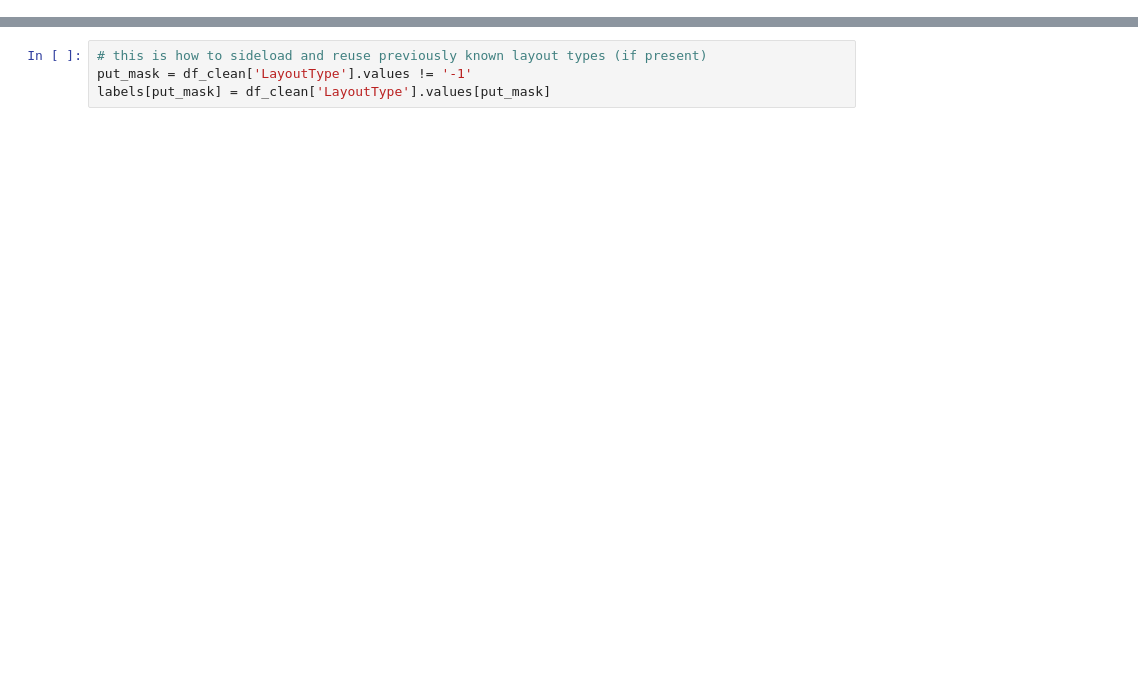
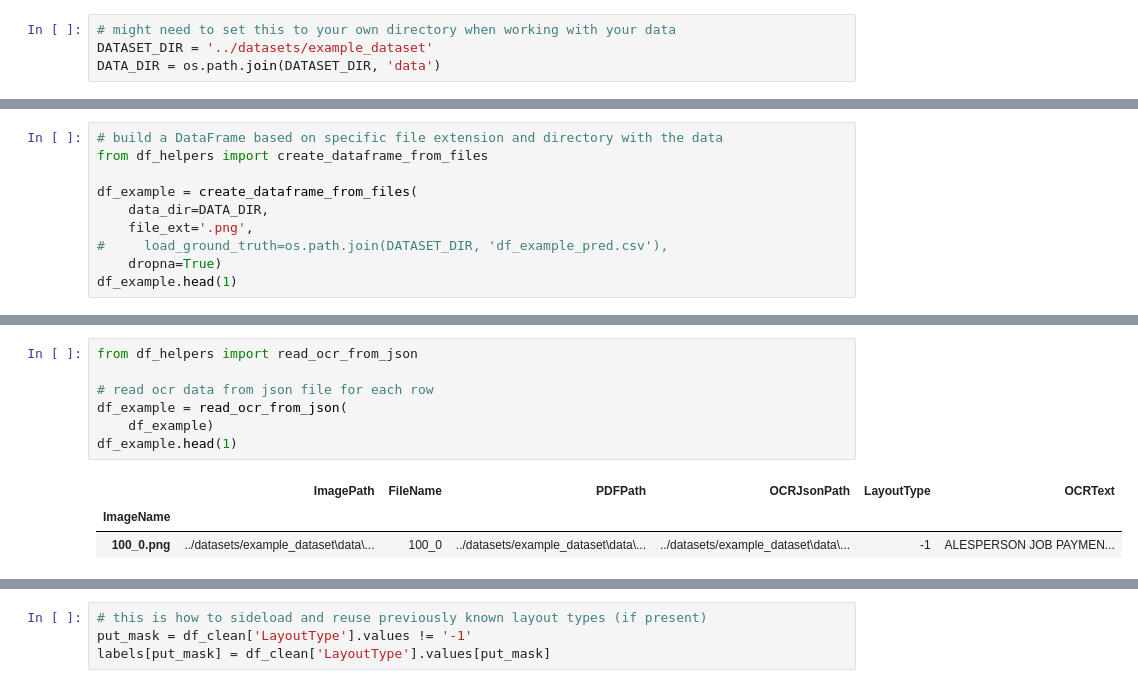
Before and after one commit to microsoft/knowledge-extraction-recipes-forms, a Jupyter notebook: Analysis/Form_Layout_Clustering/notebooks/layout-clustering-and-labeling.ipynb, the cells around one changed output, grey strips where cells are left out. Cells and saved outputs as stored; diff of their text form; blank space fills up the shorter version.

Commit message:
upd layout clusterin notebook

```diff
--- a/Analysis/Form_Layout_Clustering/notebooks/layout-clustering-and-labeling.ipynb
+++ b/Analysis/Form_Layout_Clustering/notebooks/layout-clustering-and-labeling.ipynb
@@ -161,0 +50,4 @@ Estimated number of noise points: 508
+# %%
+# might need to set this to your own directory when working with your data
+DATASET_DIR = '../datasets/example_dataset'
+DATA_DIR = os.path.join(DATASET_DIR, 'data')
@@ -161,0 +125,10 @@ Estimated number of noise points: 508
+# %%
+# build a DataFrame based on specific file extension and directory with the data
+from df_helpers import create_dataframe_from_files
+
+df_example = create_dataframe_from_files(
+    data_dir=DATA_DIR,
+    file_ext='.png',
+#     load_ground_truth=os.path.join(DATASET_DIR, 'df_example_pred.csv'),
+    dropna=True)
+df_example.head(1)
@@ -161,0 +157,11 @@ Estimated number of noise points: 508
+# %%
+from df_helpers import read_ocr_from_json
+
+# read ocr data from json file for each row
+df_example = read_ocr_from_json(
+    df_example)
+df_example.head(1)
+# %% [output]
+|  | ImagePath | FileName | PDFPath | OCRJsonPath | LayoutType | OCRText |
+| ImageName |  |  |  |  |  |  |
+| 100_0.png | ../datasets/example_dataset\data\... | 100_0 | ../datasets/example_dataset\data\... | ../datasets/example_dataset\data\... | -1 | ALESPERSON JOB PAYMEN... |
```
Also changed, not shown: parts of 64 cells of this notebook.
